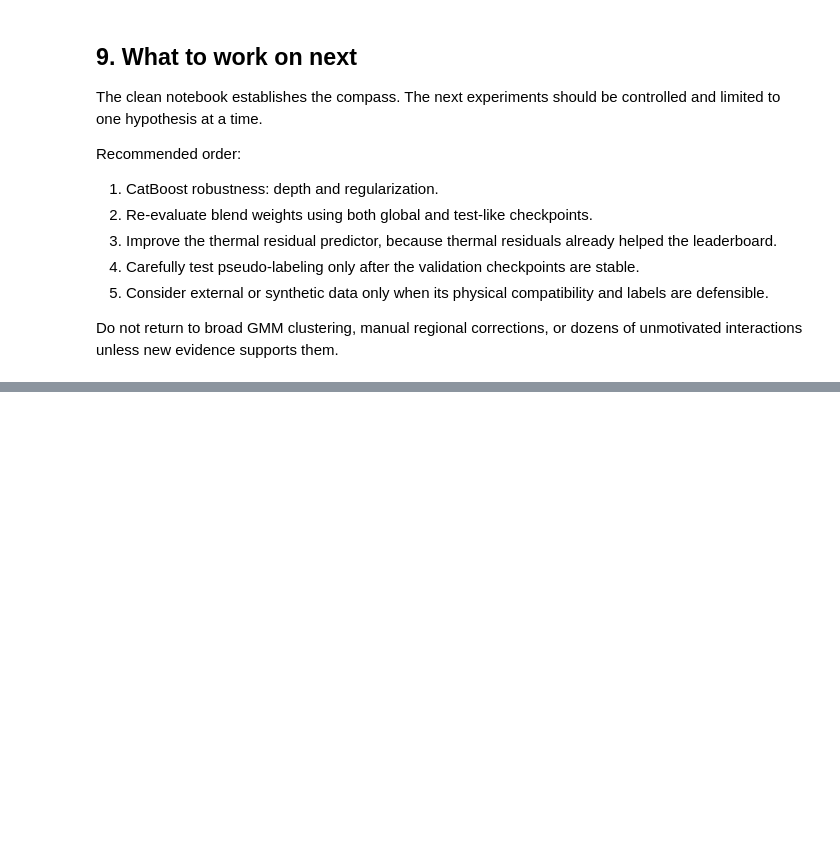
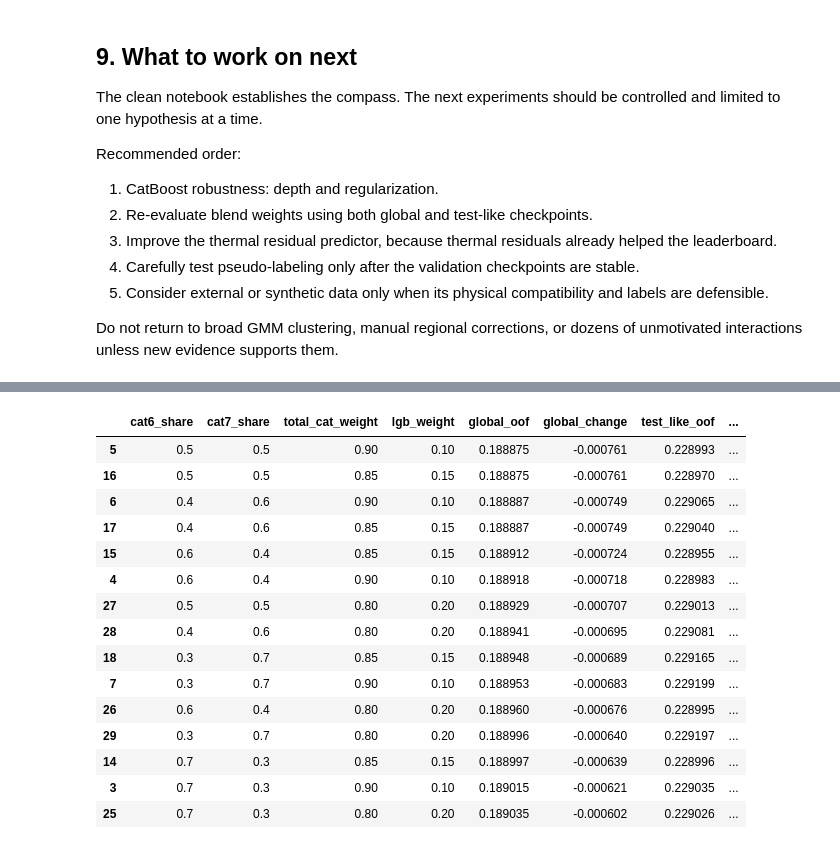
Before and after one commit to rahafabumwise/IEEE-AI-Modeling-Hackathon-2.0-Stage-1-Challenge, a Jupyter notebook: clean_best_model_validation_lab.ipynb, the cells around one changed output, grey strips where cells are left out. Cells and saved outputs as stored; diff of their text form; code cells hidden in the pictures; blank space fills up the shorter version.

```diff
--- a/clean_best_model_validation_lab.ipynb
+++ b/clean_best_model_validation_lab.ipynb
@@ -1068,0 +1493,29 @@ Do not return to broad GMM clustering, manual regional corrections, or dozens of
+# %%
+successful_ensembles = ensemble_search_df[
+    (ensemble_search_df["global_change"] < 0)
+    & (ensemble_search_df["test_like_change"] < 0)
+    & (ensemble_search_df["young_hot_change"] < 0)
+].copy()
+
+display(
+    successful_ensembles.sort_values(
+        "global_oof"
+    ).head(15)
+)
+# %% [output]
+|  | cat6_share | cat7_share | total_cat_weight | lgb_weight | global_oof | global_change | test_like_oof | ... |
+| 5 | 0.5 | 0.5 | 0.90 | 0.10 | 0.188875 | -0.000761 | 0.228993 | ... |
+| 16 | 0.5 | 0.5 | 0.85 | 0.15 | 0.188875 | -0.000761 | 0.228970 | ... |
+| 6 | 0.4 | 0.6 | 0.90 | 0.10 | 0.188887 | -0.000749 | 0.229065 | ... |
+| 17 | 0.4 | 0.6 | 0.85 | 0.15 | 0.188887 | -0.000749 | 0.229040 | ... |
+| 15 | 0.6 | 0.4 | 0.85 | 0.15 | 0.188912 | -0.000724 | 0.228955 | ... |
+| 4 | 0.6 | 0.4 | 0.90 | 0.10 | 0.188918 | -0.000718 | 0.228983 | ... |
+| 27 | 0.5 | 0.5 | 0.80 | 0.20 | 0.188929 | -0.000707 | 0.229013 | ... |
+| 28 | 0.4 | 0.6 | 0.80 | 0.20 | 0.188941 | -0.000695 | 0.229081 | ... |
+| 18 | 0.3 | 0.7 | 0.85 | 0.15 | 0.188948 | -0.000689 | 0.229165 | ... |
+| 7 | 0.3 | 0.7 | 0.90 | 0.10 | 0.188953 | -0.000683 | 0.229199 | ... |
+| 26 | 0.6 | 0.4 | 0.80 | 0.20 | 0.188960 | -0.000676 | 0.228995 | ... |
+| 29 | 0.3 | 0.7 | 0.80 | 0.20 | 0.188996 | -0.000640 | 0.229197 | ... |
+| 14 | 0.7 | 0.3 | 0.85 | 0.15 | 0.188997 | -0.000639 | 0.228996 | ... |
+| 3 | 0.7 | 0.3 | 0.90 | 0.10 | 0.189015 | -0.000621 | 0.229035 | ... |
+| 25 | 0.7 | 0.3 | 0.80 | 0.20 | 0.189035 | -0.000602 | 0.229026 | ... |
```
Also changed, not shown: parts of 31 cells of this notebook.
